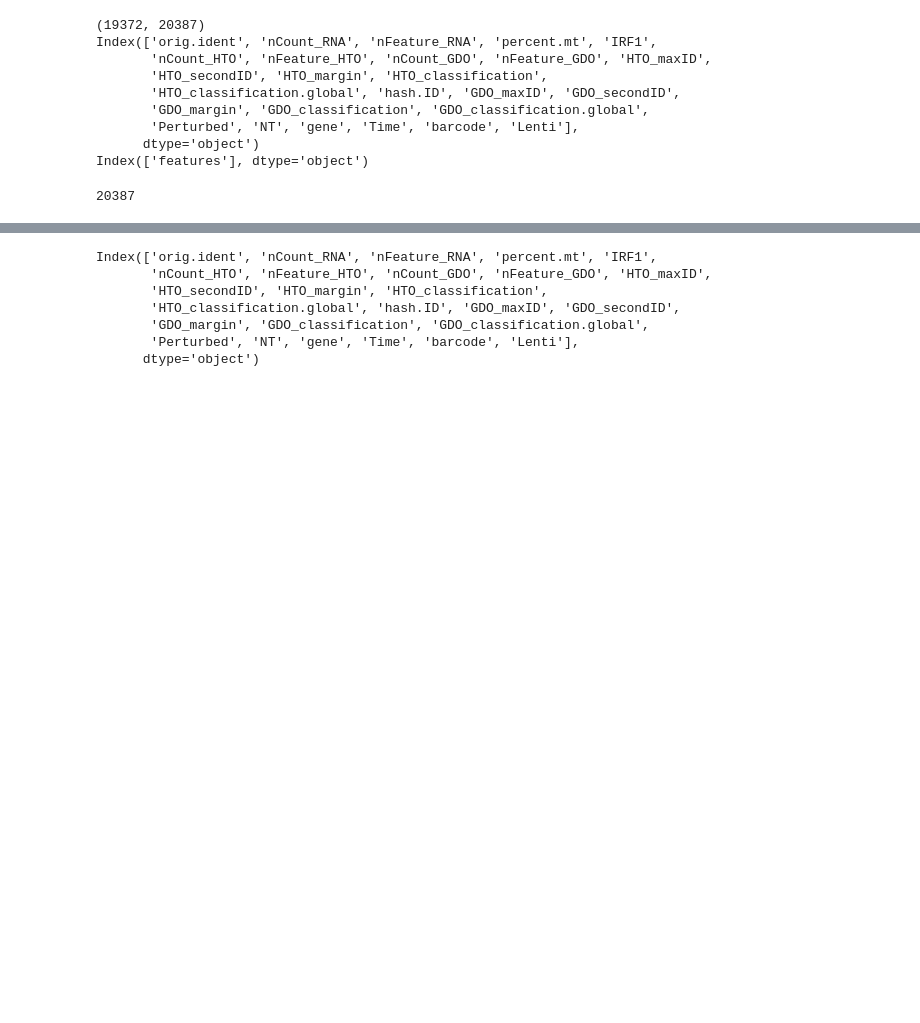
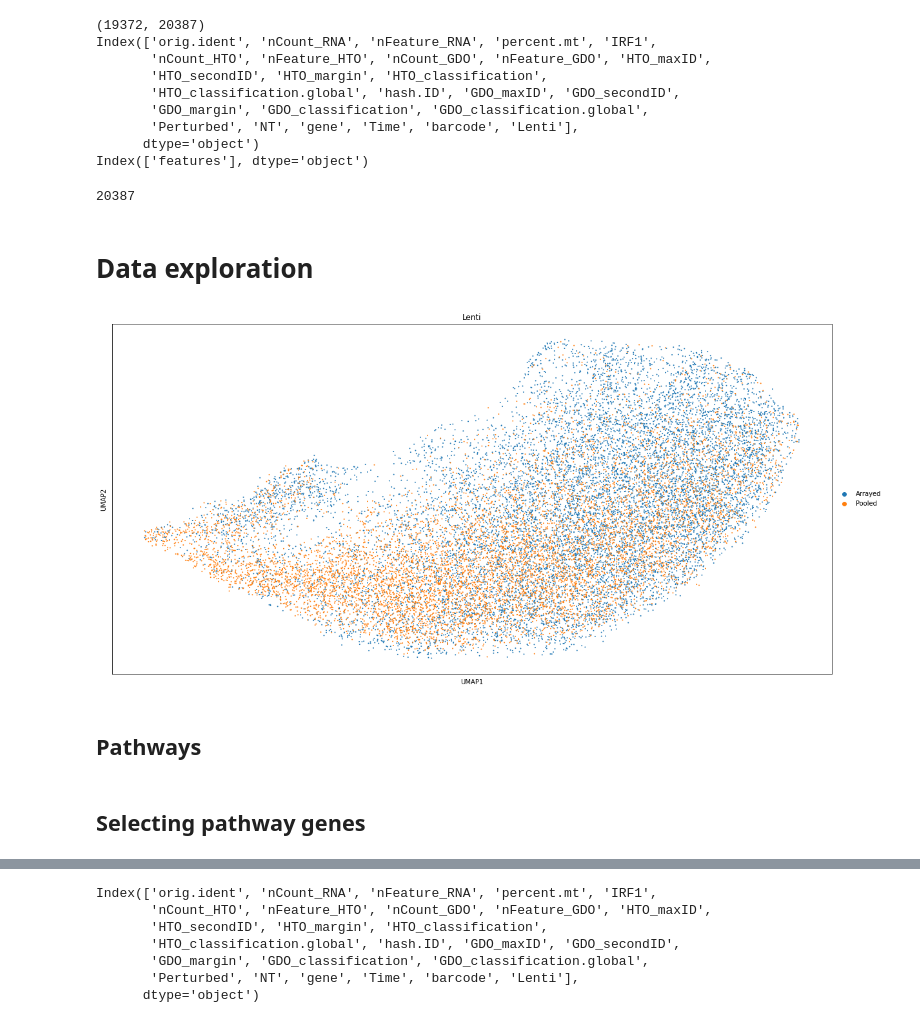
Before and after one commit to statisticalbiotechnology/lilliput, a Jupyter notebook: lilliput.ipynb, the cells around one changed output, grey strips where cells are left out. Cells and saved outputs as stored; diff of their text form; code cells hidden in the pictures; blank space fills up the shorter version.

```diff
--- a/lilliput.ipynb
+++ b/lilliput.ipynb
@@ -25,3 +26,5 @@ Index(['features'], dtype='object')
 len(adata.var["features"])
 # %% [output]
 20387
+# %% [markdown]
+# Data exploration
@@ -28,3 +34,9 @@ len(adata.var["features"])
+# %%
+sc.pl.umap(adata, color="Lenti", size=15)
+# %% [output]
+[figure, added]
+# %% [markdown]
+## Pathways
 # %%
 # Pathways
 genes = {"DDX58/IFIH1-mediated induction of interferon-alpha/beta":["IRF1", "RIGI", "IRF3", "MAVS", "TBK1", "IFNB1", "IFIH1", "TRIM25", "IKBKE", "TRAF3", "RNF135", "TRIM4", "TRAF6",
@@ -81,6 +93,8 @@ genes = {"DDX58/IFIH1-mediated induction of interferon-alpha/beta":["IRF1", "RIG
 "PPP1R3E", "PPP1R3F", "PPP1R7", "PPP1R8", "PPP1R9A", "PPP1R9B", "PPP2CA", "PPP2CB",
 "PRKCA", "PRKCB", "PRKCG", "RAF1", "RPS6KA1", "RPS6KA2", "RPS6KA3", "RPS6KA6",
 "YWHAB", "YWHAE", "YWHAG", "YWHAH", "YWHAQ", "YWHAZ"]}
+# %% [markdown]
+## Selecting pathway genes
 # %%
 adata_selected = adata[adata.obs["IRF1"] == 1.0]
 #adata_selected = adata_selected[adata_selected.obs["Perturbed"] == 'Perturbed']
```
Also changed, not shown: parts of 24 cells of this notebook.
